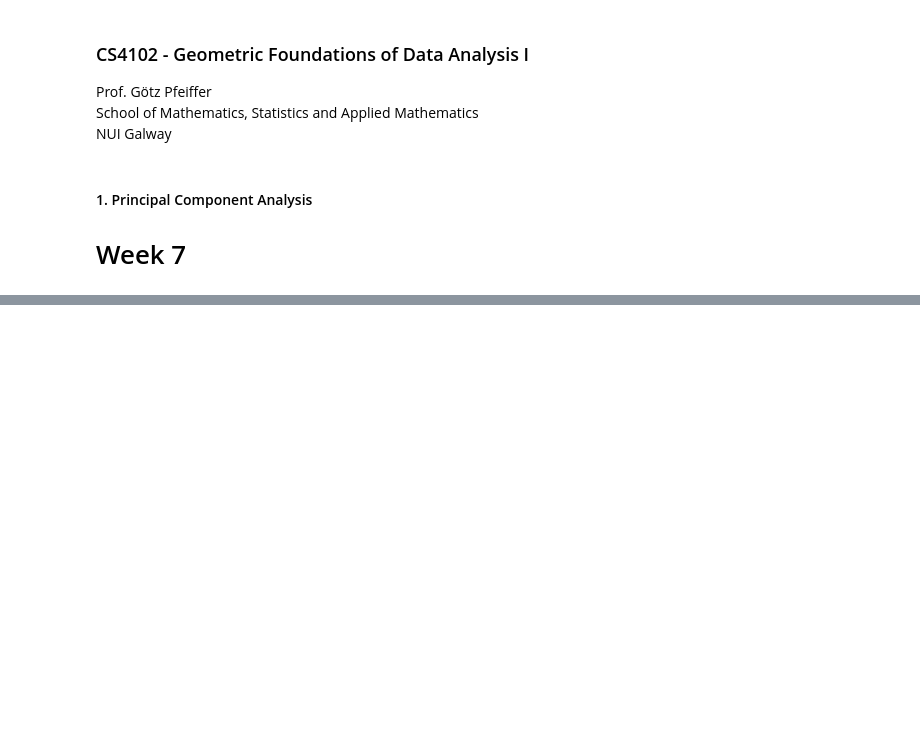
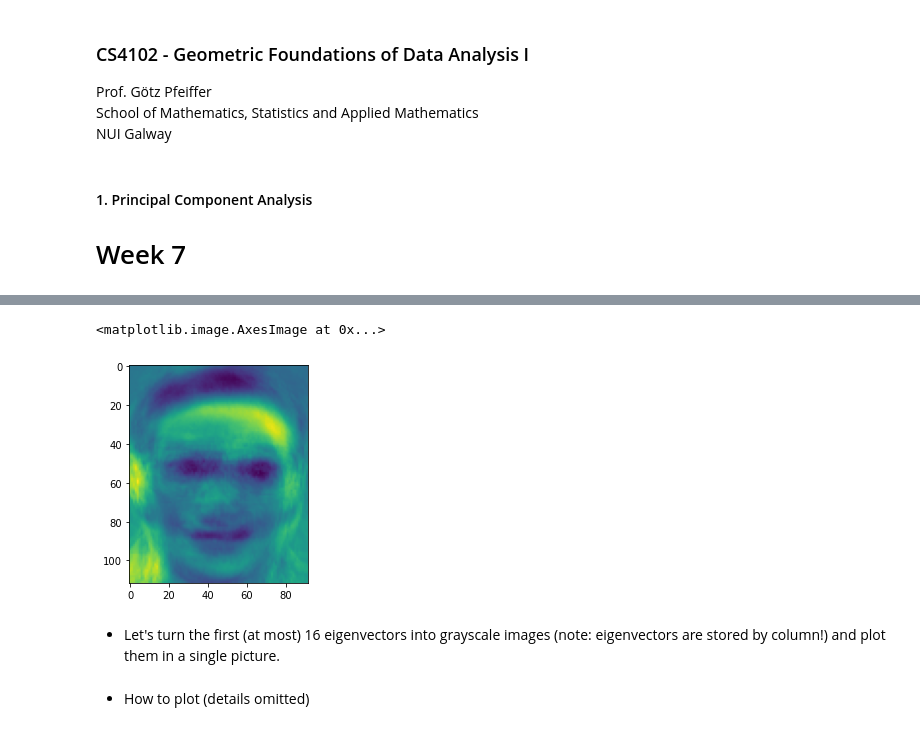
Before and after one commit to gpfeiffer/cs4102, a Jupyter notebook: program07.ipynb, the cells around one changed output, grey strips where cells are left out. Drawn from its saved outputs; the diff is of its cells as text; code cells hidden in the pictures; blank space fills up the shorter version.

```diff
--- a/program07.ipynb
+++ b/program07.ipynb
@@ -150,0 +119,2 @@ array([[ 1,  4,  9],
+# %%
+X, y = read_images(root)
@@ -150,0 +153,21 @@ array([[ 1,  4,  9],
+# %%
+def pca(X):
+    n, d = X.shape
+    mu = X.mean(axis=0)
+    X = X - mu
+    if n > d:
+        C = X.T @ X
+        evalues, evectors = np.linalg.eigh(C)
+    else:
+        C = X @ X.T
+        evalues, evectors = np.linalg.eigh(C)
+        evectors = X.T @ evectors
+        for i in range(n):
+            evectors[:,i] = evectors[:,i]/np.linalg.norm(evectors[:,i])
+
+    # sort evectors descending by their evalue
+    idx = np.argsort(-evalues)
+    evalues = evalues[idx]
+    evectors = evectors[:,idx]
+
+    return evalues, evectors, mu
@@ -150,0 +176,2 @@ array([[ 1,  4,  9],
+# %%
+D, W, mu = pca(X.reshape((X.shape[0], -1)))
@@ -150,0 +215,15 @@ array([[ 1,  4,  9],
+# %%
+def normalize(X, low, high, dtype=None):
+    minX, maxX = np.min(X), np.max(X)
+
+    # normalize to [0...1].
+    X = X - float(minX)
+    X = X / float(maxX - minX)
+
+    # scale to [low...high].
+    X = X * (high-low)
+    X = X + low
+
+    if dtype is None:
+        return X
+    return np.array(X, dtype=dtype)
@@ -150,0 +242,7 @@ array([[ 1,  4,  9],
+# %%
+plt.imshow(normalize(W[:,5], 0, 255, np.uint8).reshape(X[0].shape))
+# %% [output]
+<matplotlib.image.AxesImage at 0x...>
+[figure, added]
+# %% [markdown]
+* Let's turn the first (at most) 16 eigenvectors into grayscale images (note: eigenvectors are stored by column!) and plot them in a single picture.
@@ -150,0 +254,2 @@ array([[ 1,  4,  9],
+# %% [markdown]
+* How to plot (details omitted)
```
Also changed, not shown: parts of 85 cells of this notebook.
